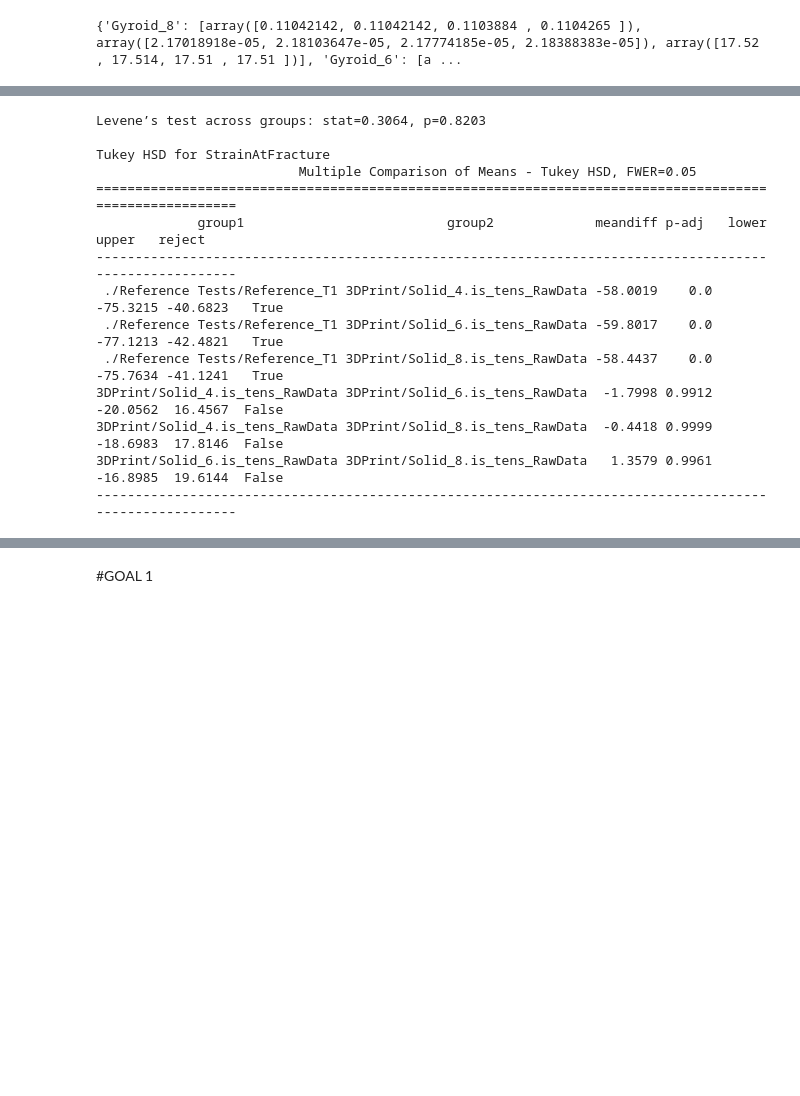
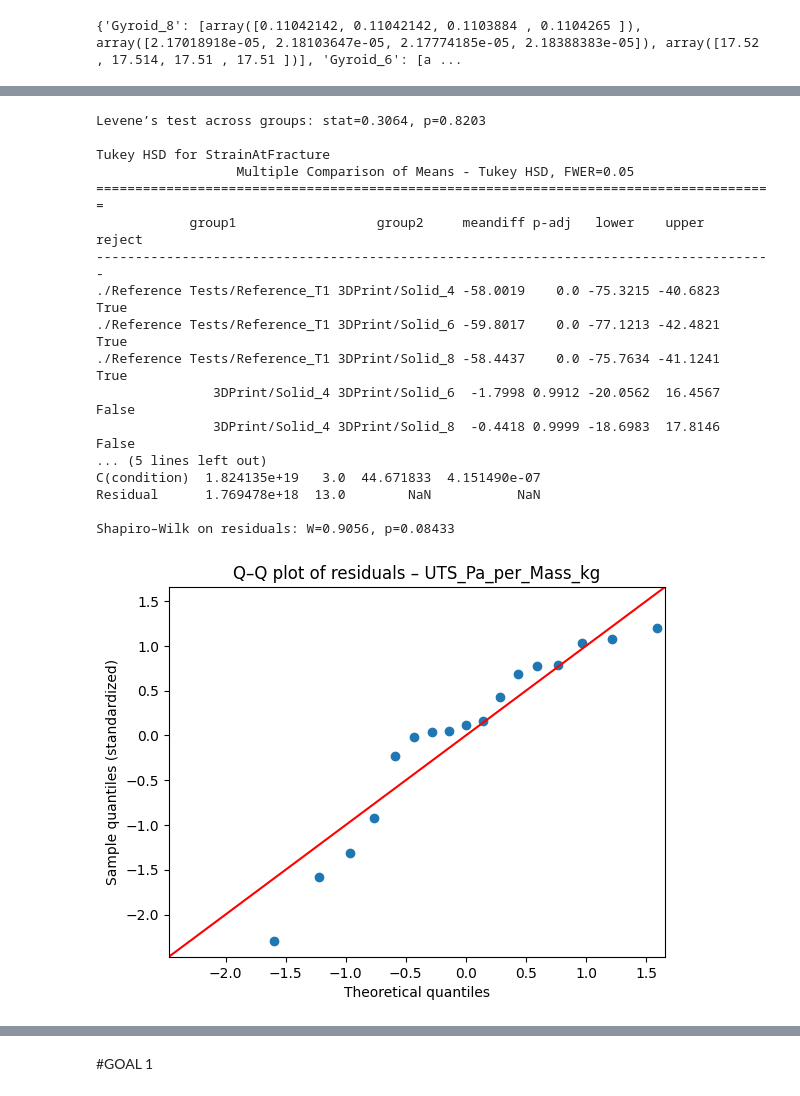
Before and after one commit to Ericyang978/ME103_Data_Processing, a Jupyter notebook: Processing_3.ipynb, the cells around one changed output, grey strips where cells are left out. Cells and saved outputs as stored; diff of their text form; code cells hidden in the pictures; blank space fills up the shorter version.

```diff
--- a/Processing_3.ipynb
+++ b/Processing_3.ipynb
@@ -554,7 +573,7 @@ art_con = ARTool.art_con
 #get relevant folers
 # folder_names = ["Gyroid_8", "Gyroid_6", "Gyroid_4", "Solid_8", "Solid_6", "Solid_4", "Triangular_8", "Triangular_6", "Triangular_4"]
 folder_names = [ "Gyroid_6", "Gyroid_4", "Solid_6", "Solid_4", "Triangular_6", "Triangular_4"]
-folder_addendum = ".is_tens_RawData"
+folder_addendum = ""
 parent_dir = "3DPrint"
 folder_names_final = [os.path.join(parent_dir, name + folder_addendum) for name in folder_names]
 
@@ -686,7 +705,7 @@ P value adjustment: tukey method for comparing a family of 6 estimates
 #Goal 1 - Kruskal Wallis H test
 
 folder_names = [ "Gyroid_6", "Gyroid_4", "Solid_8", "Solid_6", "Solid_4", "Triangular_8", "Triangular_6", "Triangular_4"]
-folder_addendum = ".is_tens_RawData"
+folder_addendum = ""
 parent_dir = "3DPrint"
 folder_names_final = [os.path.join(parent_dir, name + folder_addendum) for name in folder_names]
 
@@ -791,11 +810,11 @@ metrics = [
 for metric in metrics:
     df_kw, H, p = run_kruskal_over_combos(results_by_condition, metric)
 
-    if p < 0.05:
-        posthoc_df = pairwise_mannwhitney_over_combos(
-            df_kw,
-            metric_col=metric,
-            alpha=0.05,
-            method="holm"   # Holm is a good default; Bonferroni is stricter
-        )
+#     if p < 0.05:
+#         posthoc_df = pairwise_mannwhitney_over_combos(
+#             df_kw,
+#             metric_col=metric,
+#             alpha=0.05,
+#             method="holm"   # Holm is a good default; Bonferroni is stricter
+#         )
 # %% [output]
@@ -984,7 +986,7 @@ Setting a gradient palette using color= is deprecated and will be removed in v0.
 
 #get relevant folers
 folder_names = [ "Solid_8", "Solid_6", "Solid_4"]
-folder_addendum = ".is_tens_RawData"
+folder_addendum = ""
 parent_dir = "3DPrint"
 folder_names_final = [os.path.join(parent_dir, name + folder_addendum) for name in folder_names]
 folder_names_final = folder_names_final + ["./Reference Tests/Reference_T1"]
@@ -1027,7 +1029,9 @@ print(results_by_condition)
 metrics = [
     "UTS_Pa",              # ultimate tensile strength
     "TotalEnergy_Jperm3",  # energy absorbed
-    "StrainAtFracture"     # elongation at break
+    "StrainAtFracture",     # elongation at break
+    "UTS_Pa_per_Mass_kg",  #ultimate tensile strength (pa) divided by mass of peice (in kg)
+
 ]
 
 #ANOVA
@@ -1121,20 +1125,24 @@ Tukey HSD for TotalEnergy_Jperm3
 ... (5 lines left out)
 C(condition)  12188.652383   3.0  52.507147  1.592110e-07
 Residual       1005.910560  13.0        NaN           NaN
 
 Shapiro–Wilk on residuals: W=0.9711, p=0.8373
 [figure]
 Levene’s test across groups: stat=0.3064, p=0.8203
 
 Tukey HSD for StrainAtFracture
-                          Multiple Comparison of Means - Tukey HSD, FWER=0.05
-========================================================================================================
-             group1                          group2             meandiff p-adj   lower    upper   reject
---------------------------------------------------------------------------------------------------------
- ./Reference Tests/Reference_T1 3DPrint/Solid_4.is_tens_RawData -58.0019    0.0 -75.3215 -40.6823   True
- ./Reference Tests/Reference_T1 3DPrint/Solid_6.is_tens_RawData -59.8017    0.0 -77.1213 -42.4821   True
- ./Reference Tests/Reference_T1 3DPrint/Solid_8.is_tens_RawData -58.4437    0.0 -75.7634 -41.1241   True
-3DPrint/Solid_4.is_tens_RawData 3DPrint/Solid_6.is_tens_RawData  -1.7998 0.9912 -20.0562  16.4567  False
-3DPrint/Solid_4.is_tens_RawData 3DPrint/Solid_8.is_tens_RawData  -0.4418 0.9999 -18.6983  17.8146  False
-3DPrint/Solid_6.is_tens_RawData 3DPrint/Solid_8.is_tens_RawData   1.3579 0.9961 -16.8985  19.6144  False
---------------------------------------------------------------------------------------------------------
+                  Multiple Comparison of Means - Tukey HSD, FWER=0.05
+=======================================================================================
+            group1                  group2     meandiff p-adj   lower    upper   reject
+---------------------------------------------------------------------------------------
+./Reference Tests/Reference_T1 3DPrint/Solid_4 -58.0019    0.0 -75.3215 -40.6823   True
+./Reference Tests/Reference_T1 3DPrint/Solid_6 -59.8017    0.0 -77.1213 -42.4821   True
+./Reference Tests/Reference_T1 3DPrint/Solid_8 -58.4437    0.0 -75.7634 -41.1241   True
+               3DPrint/Solid_4 3DPrint/Solid_6  -1.7998 0.9912 -20.0562  16.4567  False
+               3DPrint/Solid_4 3DPrint/Solid_8  -0.4418 0.9999 -18.6983  17.8146  False
+... (5 lines left out)
+C(condition)  1.824135e+19   3.0  44.671833  4.151490e-07
+Residual      1.769478e+18  13.0        NaN           NaN
+
+Shapiro–Wilk on residuals: W=0.9056, p=0.08433
+[figure, added]
```
Also changed, not shown: parts of 11 cells of this notebook, 4 other files.
